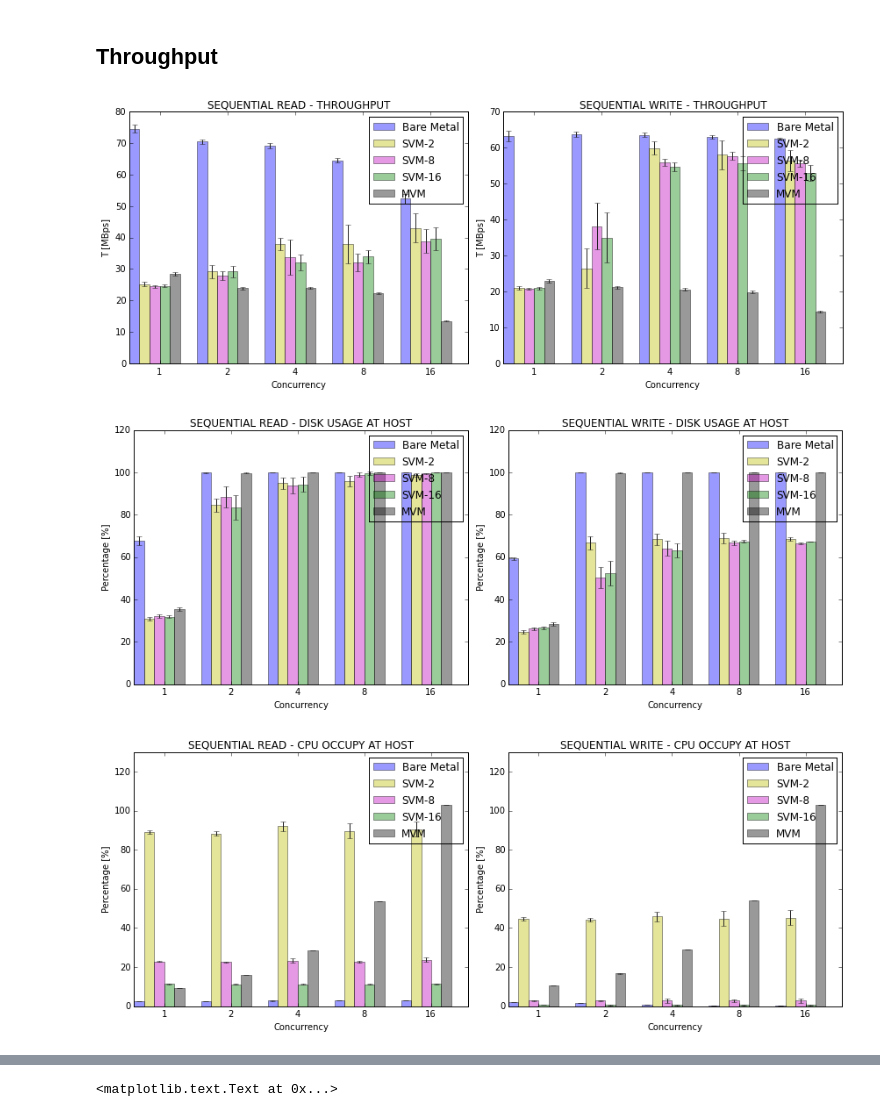
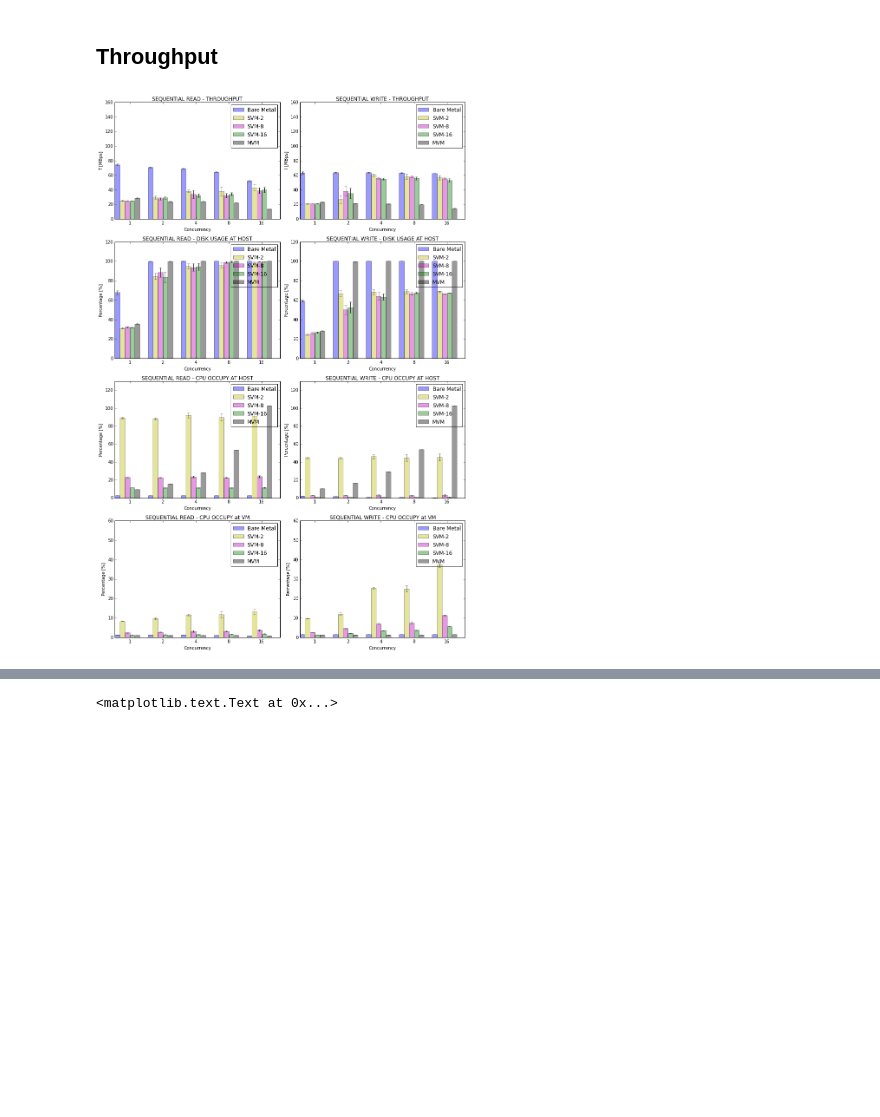
Before and after one commit to hasonhai/io_measurements, a Jupyter notebook: notebook/Bf12_cfq_sync_22062015.ipynb, the cells around one changed output, grey strips where cells are left out. Saved outputs shown, nothing was run; the diff lists cells and outputs as text; code cells hidden in the pictures; blank space fills up the shorter version.

```diff
--- a/notebook/Bf12_cfq_sync_22062015.ipynb
+++ b/notebook/Bf12_cfq_sync_22062015.ipynb
@@ -311,8 +311,8 @@ cicpufioswmvm = [x/16 for x in cicpufioswmvm]
 # %%
 ''' PM test '''
 pylab.rcParams['figure.figsize'] = 12, 18  # change default size of figures
-fig, ax = plt.subplots()
-
+fig = plt.figure()
+#fig, ax = plt.subplots()
 #plt.subplot(321)
 #index = np.arange(5)
 #bar_width = 0.5
@@ -339,7 +339,7 @@ fig, ax = plt.subplots()
 #plt.xticks(index + bar_width, ('1', '2', '4', '8', '16'))
 #plt.legend()
 
-plt.subplot(421)
+fig.add_subplot(421)
 index = np.arange(5)
 bar_width = 0.15
 opacity = 0.4
@@ -384,7 +384,7 @@ plt.ylabel('T [MBps]')
 plt.title('SEQUENTIAL READ - THROUGHPUT')
 plt.xticks(index + 3*bar_width, ('1', '2', '4', '8', '16'))
 plt.legend()
-
+plt.ylim(0,160)
 
 #plt.subplot(322)
 #index = np.arange(5)
@@ -412,7 +412,7 @@ plt.legend()
 #plt.xticks(index + bar_width, ('1', '2', '4', '8', '16'))
 #plt.legend()
 
-plt.subplot(422)
+fig.add_subplot(422)
 index = np.arange(5)
 bar_width = 0.15
 opacity = 0.4
@@ -458,11 +458,12 @@ plt.ylabel('T [MBps]')
 plt.title('SEQUENTIAL WRITE - THROUGHPUT')
 plt.xticks(index + 3*bar_width, ('1', '2', '4', '8', '16'))
 plt.legend()
+plt.ylim(0,160)
+plt.tight_layout()
+#plt.show()
 
-plt.tight_layout()
-plt.show()
 
-plt.subplot(423)
+fig.add_subplot(423)
 index = np.arange(5)
 bar_width = 0.15
 opacity = 0.4
@@ -508,8 +509,9 @@ plt.ylabel('Percentage [%]')
 plt.title('SEQUENTIAL READ - DISK USAGE AT HOST')
 plt.xticks(index + 3*bar_width, ('1', '2', '4', '8', '16'))
 plt.legend()
+plt.ylim(0,120)
 
-plt.subplot(424)
+fig.add_subplot(424)
 index = np.arange(5)
 bar_width = 0.15
 opacity = 0.4
@@ -555,12 +557,12 @@ plt.ylabel('Percentage [%]')
 plt.title('SEQUENTIAL WRITE - DISK USAGE AT HOST')
 plt.xticks(index + 3*bar_width, ('1', '2', '4', '8', '16'))
 plt.legend()
-
+plt.ylim(0,120)
 plt.tight_layout()
-plt.show()
+#plt.show()
 
 # CPU Usage
-plt.subplot(425)
+fig.add_subplot(425)
 index = np.arange(5)
 bar_width = 0.15
 opacity = 0.4
@@ -608,7 +610,7 @@ plt.xticks(index + 3*bar_width, ('1', '2', '4', '8', '16'))
 plt.ylim(0,130)
 plt.legend()
 
-plt.subplot(426)
+fig.add_subplot(426)
 index = np.arange(5)
 bar_width = 0.15
 opacity = 0.4
@@ -657,10 +659,10 @@ plt.ylim(0,130)
 plt.legend()
 
 plt.tight_layout()
-plt.show()
+#plt.show()
 
 # CPU FIO Usage
-plt.subplot(427)
+fig.add_subplot(427)
 index = np.arange(5)
 bar_width = 0.15
 opacity = 0.4
@@ -708,9 +710,9 @@ plt.xticks(index + 3*bar_width, ('1', '2', '4', '8', '16'))
 plt.ylim(0,60)
 plt.legend()
 
-plt.subplot(428)
+fig.add_subplot(428)
 index = np.arange(5)
-bar_width = 0.2
+bar_width = 0.15
 opacity = 0.4
 error_config = {'ecolor': '0.13'}
 
@@ -731,34 +733,34 @@ rects2 = plt.bar(index + bar_width, cpufioswsvm2c, bar_width,
 rects3 = plt.bar(index + 2*bar_width, cpufioswsvm8c, bar_width,
                  alpha=opacity,
                  color='m',
                  yerr=cicpufiosrsvm8c,
                  error_kw=error_config,
                  label='SVM-8')
 
 rects4 = plt.bar(index + 3*bar_width, cpufioswsvm16c, bar_width,
                  alpha=opacity,
                  color='g',
                  yerr=cicpufiosrsvm16c,
                  error_kw=error_config,
                  label='SVM-16')
 
 rects4 = plt.bar(index + 4*bar_width, cpufioswmvm, bar_width,
                  alpha=opacity,
                  color='black',
                  yerr=cicpufiosrmvm,
                  error_kw=error_config,
                  label='MVM')
 
 plt.xlabel('Concurrency')
 plt.ylabel('Percentage [%]')
 plt.title('SEQUENTIAL WRITE - CPU OCCUPY at VM')
 plt.xticks(index + 3*bar_width, ('1', '2', '4', '8', '16'))
 plt.ylim(0,60)
 plt.legend()
 
 plt.tight_layout()
-plt.show()
+#plt.show()
+fig.show()
+fig.savefig('cfq.pdf')
 # %% [output]
-[figure, old version]
+[figure, new version]
-[figure, removed]
-[figure, removed]
```
Also changed, not shown: parts of 1 cell of this notebook, 36 other files.
